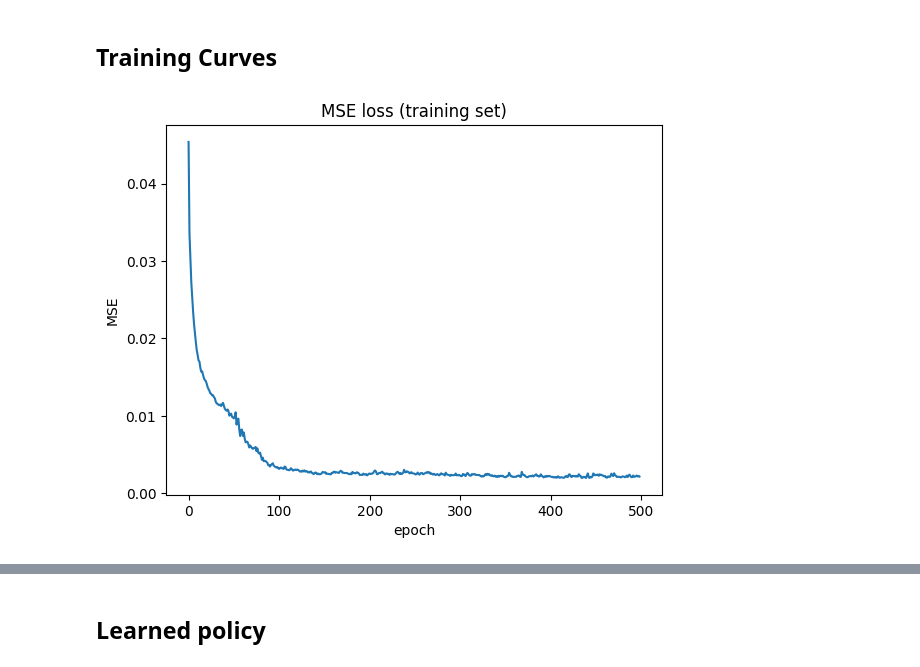
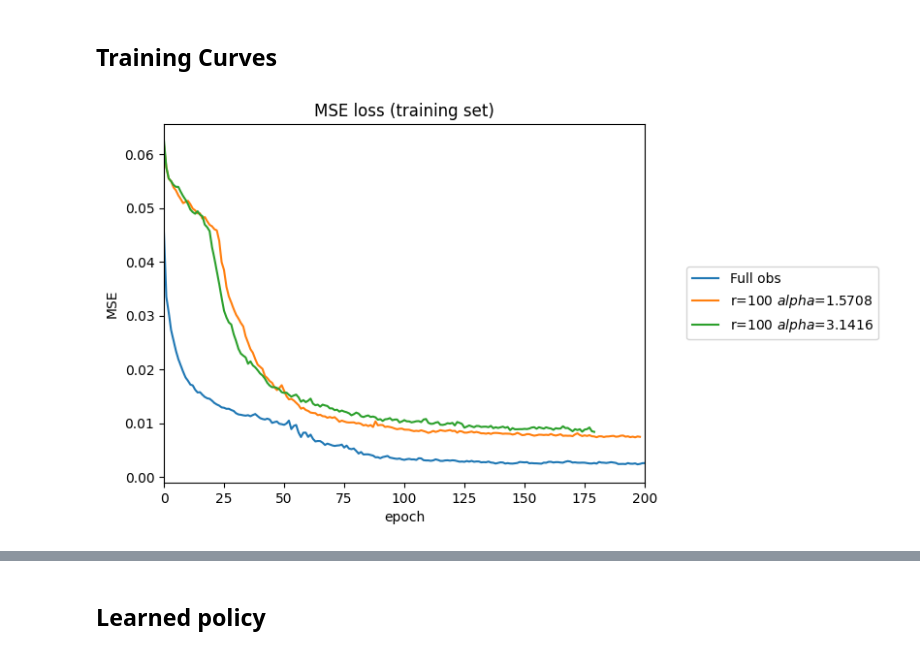
Before and after one commit to clemgris/imitation_gap_waymax, a Jupyter notebook: notebooks/vis_policy.ipynb, the cells around one changed output, grey strips where cells are left out. Saved outputs shown, nothing was run; the diff lists cells and outputs as text; code cells hidden in the pictures.

```diff
--- a/notebooks/vis_policy.ipynb
+++ b/notebooks/vis_policy.ipynb
@@ -58,14 +92,26 @@ n_epochs = 499
 # %% [markdown]
 ## Training Curves
 # %%
-with open(os.path.join(load_folder, expe_num, f'training_metrics_{n_epochs}.pkl'), 'rb') as file:
-    training_dict = pickle.load(file)
+training_dict_list = []
+
+for ii, expe_num in enumerate(expe_num_list):
+    n_epochs = n_epochs_list[ii]
+    with open(os.path.join(load_folder, expe_num, f'training_metrics_{n_epochs}.pkl'), 'rb') as file:
+        training_dict = pickle.load(file)
+        training_dict_list.append(training_dict)
 # %%
 # import jax.numpy as jnp
 import numpy as np
+X_list = []
+losses_list = []
 
-X = np.arange(n_epochs)
-losses = []
+for ii, training_dict in enumerate(training_dict_list):
+    n_epochs = n_epochs_list[ii]
+    X = np.arange(n_epochs)
+    losses = []
 
-for e in range(n_epochs):
-    losses.append(np.array(training_dict[e]['train']['loss']))
+    for e in range(n_epochs):
+        losses.append(np.array(training_dict[e]['train']['loss']))
+
+    X_list.append(X)
+    losses_list.append(losses)
@@ -74,10 +118,17 @@ losses
 # %%
 import matplotlib.pyplot as plt
 
-plt.plot(X, losses)
-plt.title('MSE loss (training set)')
-plt.ylabel('MSE')
-plt.xlabel('epoch');
-# plt.ylim(0.1, 0.33);
+for ii, (X, losses) in enumerate(zip(X_list, losses_list)):
+    config = config_list[ii]
+    if 'obs_mask_kwargs' not in config.keys():
+        label = 'Full obs'
+    else:
+        label = f'r={config["obs_mask_kwargs"]["radius"]} $alpha$={config["obs_mask_kwargs"]["angle_min"]:.4f}'
+    plt.plot(X, losses, label=label)
+    plt.title('MSE loss (training set)')
+    plt.ylabel('MSE')
+    plt.xlabel('epoch')
+plt.xlim(0, 200)
+plt.legend(loc='center right', bbox_to_anchor=(1.5, 0.5));
 # %% [output]
-[figure, old version]
+[figure, new version]
```
Also changed, not shown: parts of 8 cells of this notebook, 1 other file.
